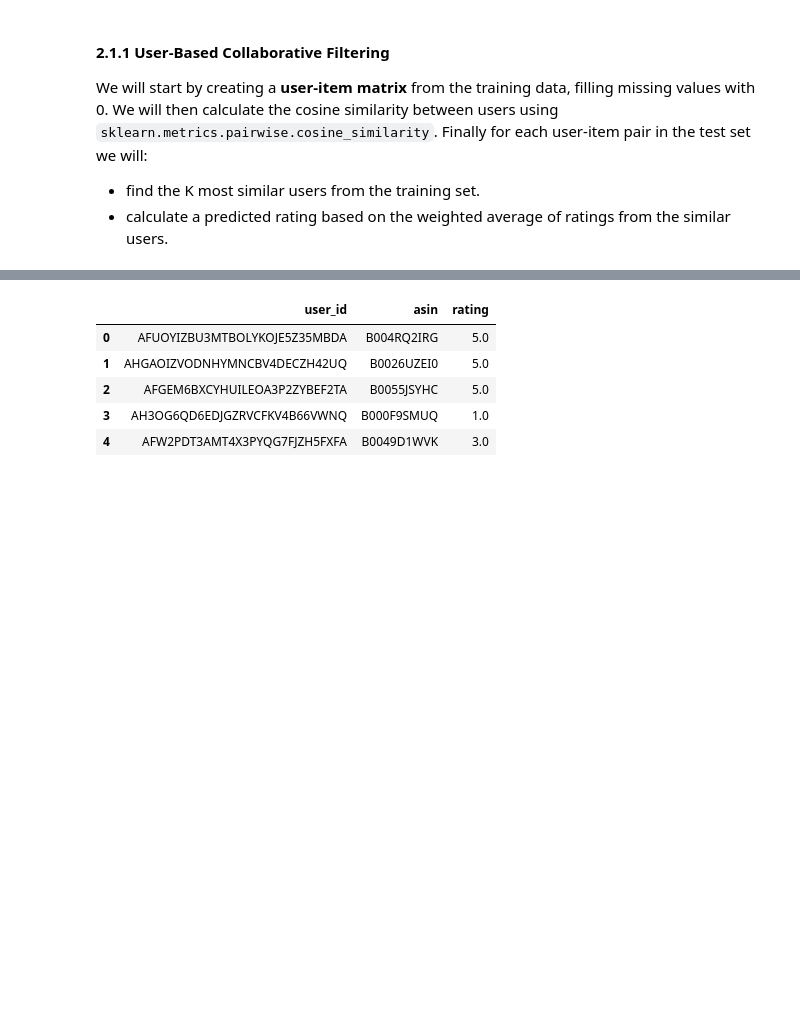
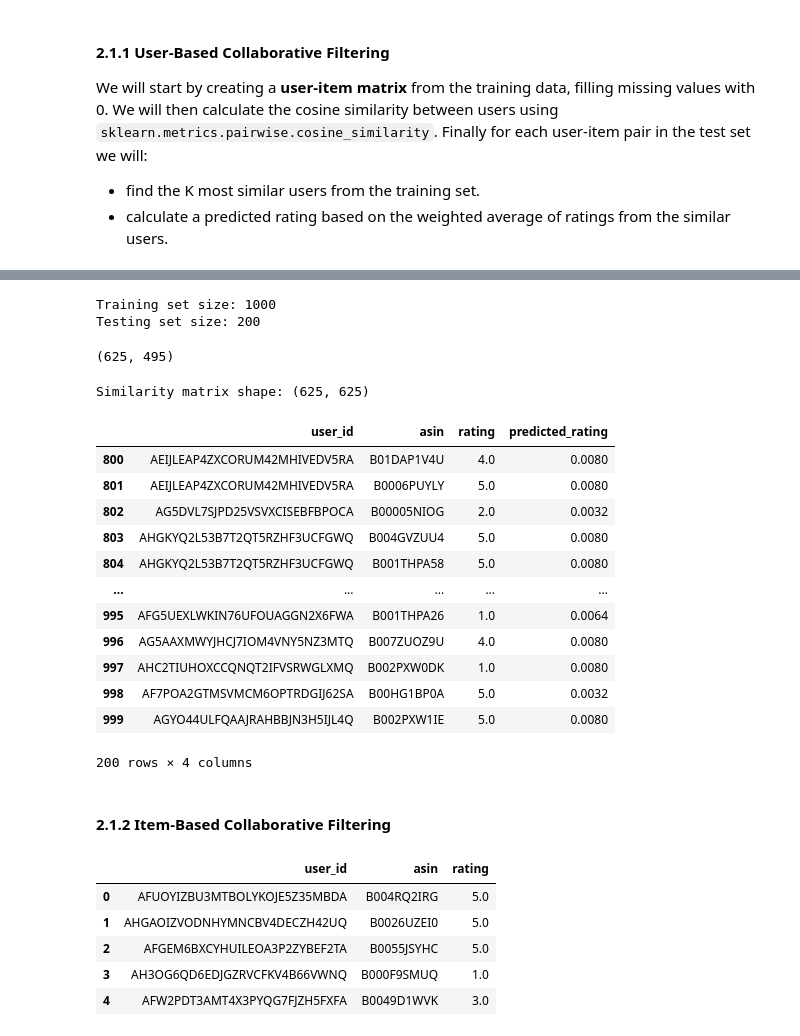
Before and after one commit to AntonisZks/Data-Mining, a Jupyter notebook: Notebooks/data_mining_assignment.ipynb, the cells around one changed output, grey strips where cells are left out. Drawn from its saved outputs; the diff is of its cells as text; code cells hidden in the pictures; blank space fills up the shorter version.

Commit message:
Finished with the collaborative filtering

```diff
--- a/Notebooks/data_mining_assignment.ipynb
+++ b/Notebooks/data_mining_assignment.ipynb
@@ -1393,3 +1381,11 @@ The system implemention contains a **user-based** and **item-based** collaborati
 We will start by creating a **user-item matrix** from the training data, filling missing values with 0. We will then calculate the cosine similarity between users using `sklearn.metrics.pairwise.cosine_similarity`. Finally for each user-item pair in the test set we will:
 - find the K most similar users from the training set.
 - calculate a predicted rating based on the weighted average of ratings from the similar users.
+# %%
+category = categories[2]  # Choose a category for training and testing
+
+# Select the working dataframe and get only 'user_id', 'asin', and 'rating' columns
+working_df = dataframes['review'][category].copy()
+working_df = working_df[['user_id', 'asin', 'rating']]
+
+working_df.head()
@@ -1395,0 +1399,28 @@ We will start by creating a **user-item matrix** from the training data, filling
+# %%
+# Take the 20% of the data for testing
+test_df = working_df.iloc[-int(len(working_df) * 0.2):]
+train_df = working_df
+
+print(f"Training set size: {len(train_df)}")
+print(f"Testing set size: {len(test_df)}")
+# %% [output]
+Training set size: 1000
+Testing set size: 200
+# %%
+# Create a user-item matrix for the training set
+user_item_matrix = train_df.copy()
+user_item_matrix.drop_duplicates(subset=['user_id', 'asin'], inplace=True)
+user_item_matrix_numpy = np.array(
+    user_item_matrix.pivot(index='user_id', columns='asin', values='rating').fillna(0)
+)
+
+print(user_item_matrix_numpy.shape)
+# %% [output]
+(625, 495)
+# %%
+from sklearn.metrics.pairwise import cosine_similarity
+
+similarity_matrix = cosine_similarity(user_item_matrix_numpy)
+print(f"Similarity matrix shape: {similarity_matrix.shape}")
+# %% [output]
+Similarity matrix shape: (625, 625)
@@ -1396,3 +1488,21 @@ We will start by creating a **user-item matrix** from the training data, filling
+# %%
+test_df
+# %% [output]
+|  | user_id | asin | rating | predicted_rating |
+| 800 | AEIJLEAP4ZXCORUM42MHIVEDV5RA | B01DAP1V4U | 4.0 | 0.0080 |
+| 801 | AEIJLEAP4ZXCORUM42MHIVEDV5RA | B0006PUYLY | 5.0 | 0.0080 |
+| 802 | AG5DVL7SJPD25VSVXCISEBFBPOCA | B00005NIOG | 2.0 | 0.0032 |
+| 803 | AHGKYQ2L53B7T2QT5RZHF3UCFGWQ | B004GVZUU4 | 5.0 | 0.0080 |
+| 804 | AHGKYQ2L53B7T2QT5RZHF3UCFGWQ | B001THPA58 | 5.0 | 0.0080 |
+| ... | ... | ... | ... | ... |
+| 995 | AFG5UEXLWKIN76UFOUAGGN2X6FWA | B001THPA26 | 1.0 | 0.0064 |
+| 996 | AG5AAXMWYJHCJ7IOM4VNY5NZ3MTQ | B007ZUOZ9U | 4.0 | 0.0080 |
+| 997 | AHC2TIUHOXCCQNQT2IFVSRWGLXMQ | B002PXW0DK | 1.0 | 0.0080 |
+| 998 | AF7POA2GTMSVMCM6OPTRDGIJ62SA | B00HG1BP0A | 5.0 | 0.0032 |
+| 999 | AGYO44ULFQAAJRAHBBJN3H5IJL4Q | B002PXW1IE | 5.0 | 0.0080 |
+200 rows × 4 columns
+# %% [markdown]
+#### 2.1.2 Item-Based Collaborative Filtering
 # %%
 category = categories[0]  # Choose a category for training and testing
 
```
Also changed, not shown: parts of 15 cells of this notebook.
